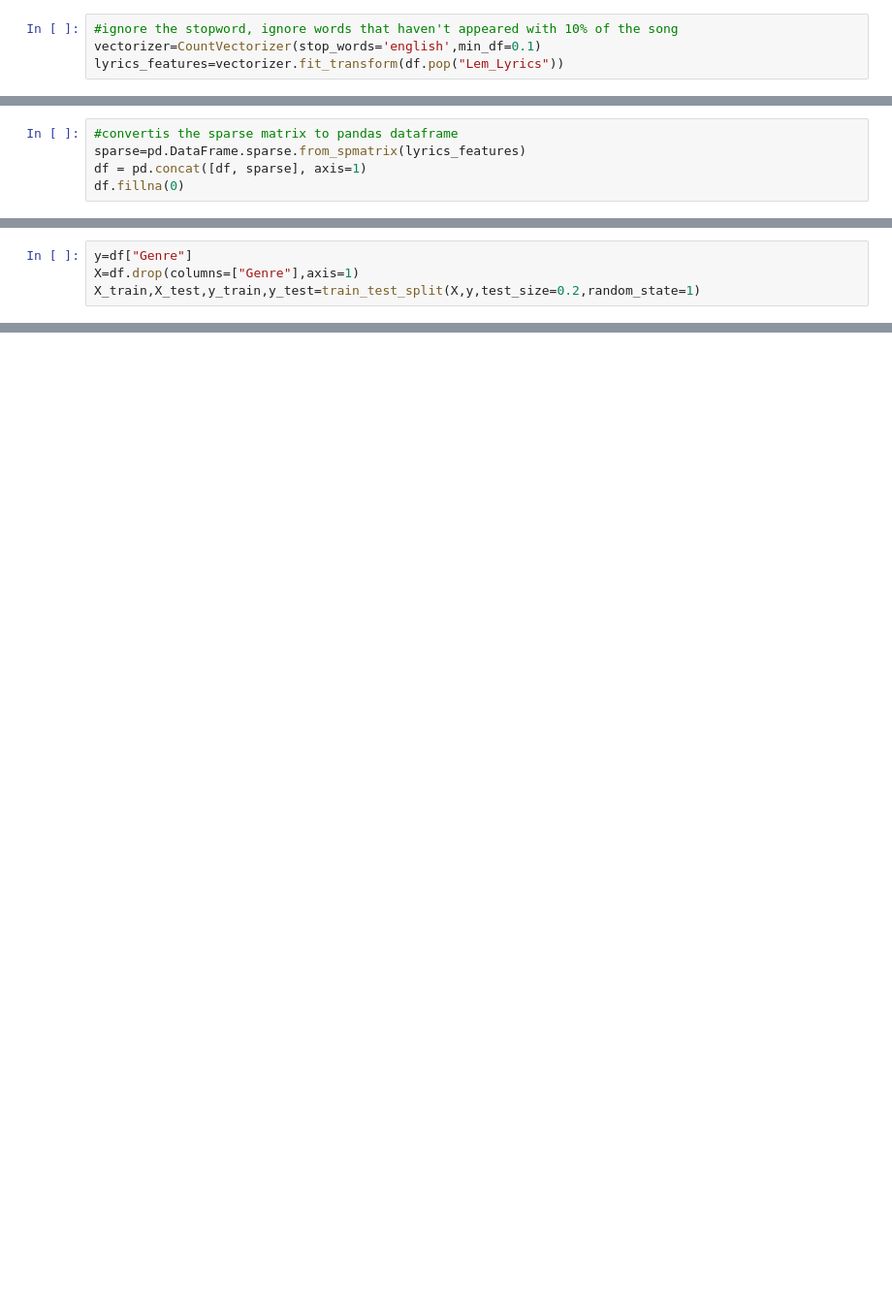
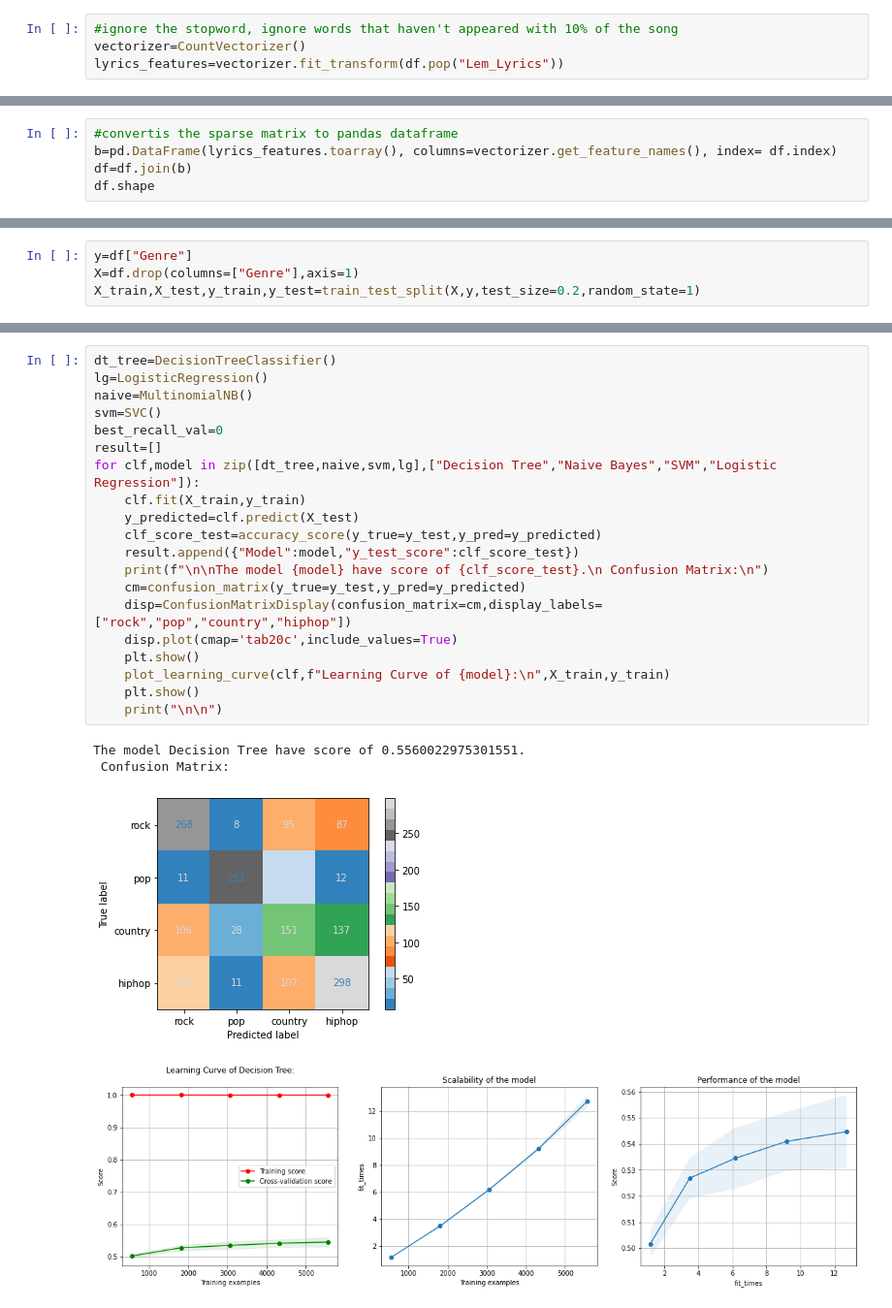
Before and after one commit to idanrk/Genre_Prediction_Data_Science, a Jupyter notebook: ML.ipynb, the cells around one changed output, grey strips where cells are left out. Shown at 97% size. Saved outputs shown, nothing was run; the diff lists cells and outputs as text; blank space fills up the shorter version.

```diff
--- a/ML.ipynb
+++ b/ML.ipynb
@@ -55,5 +53,5 @@ df = pd.concat([df, res], axis=1)
 df.dropna(subset=['Lem_Lyrics'],inplace=True)
 # %%
 #ignore the stopword, ignore words that haven't appeared with 10% of the song
-vectorizer=CountVectorizer(stop_words='english',min_df=0.1)
+vectorizer=CountVectorizer()
 lyrics_features=vectorizer.fit_transform(df.pop("Lem_Lyrics"))
@@ -60,6 +66,6 @@ lyrics_features=vectorizer.fit_transform(df.pop("Lem_Lyrics"))
 # %%
 #convertis the sparse matrix to pandas dataframe
-sparse=pd.DataFrame.sparse.from_spmatrix(lyrics_features)
-df = pd.concat([df, sparse], axis=1)
-df.fillna(0)
+b=pd.DataFrame(lyrics_features.toarray(), columns=vectorizer.get_feature_names(), index= df.index)
+df=df.join(b)
+df.shape
 # %% [output]
@@ -91,0 +144,25 @@ NameError: name 'text_mnb' is not defined
+# %%
+dt_tree=DecisionTreeClassifier()
+lg=LogisticRegression()
+naive=MultinomialNB()
+svm=SVC()
+best_recall_val=0
+result=[]
+for clf,model in zip([dt_tree,naive,svm,lg],["Decision Tree","Naive Bayes","SVM","Logistic Regression"]):
+    clf.fit(X_train,y_train)
+    y_predicted=clf.predict(X_test)
+    clf_score_test=accuracy_score(y_true=y_test,y_pred=y_predicted)
+    result.append({"Model":model,"y_test_score":clf_score_test})
+    print(f"\n\nThe model {model} have score of {clf_score_test}.\n Confusion Matrix:\n")
+    cm=confusion_matrix(y_true=y_test,y_pred=y_predicted)
+    disp=ConfusionMatrixDisplay(confusion_matrix=cm,display_labels=["rock","pop","country","hiphop"])
+    disp.plot(cmap='tab20c',include_values=True)
+    plt.show()
+    plot_learning_curve(clf,f"Learning Curve of {model}:\n",X_train,y_train)
+    plt.show()
+    print("\n\n")
+# %% [output]
+The model Decision Tree have score of 0.5560022975301551.
+ Confusion Matrix:
+[figure, added]
+[figure, added]
```
Also changed, not shown: parts of 10 cells of this notebook, 1 other file.
